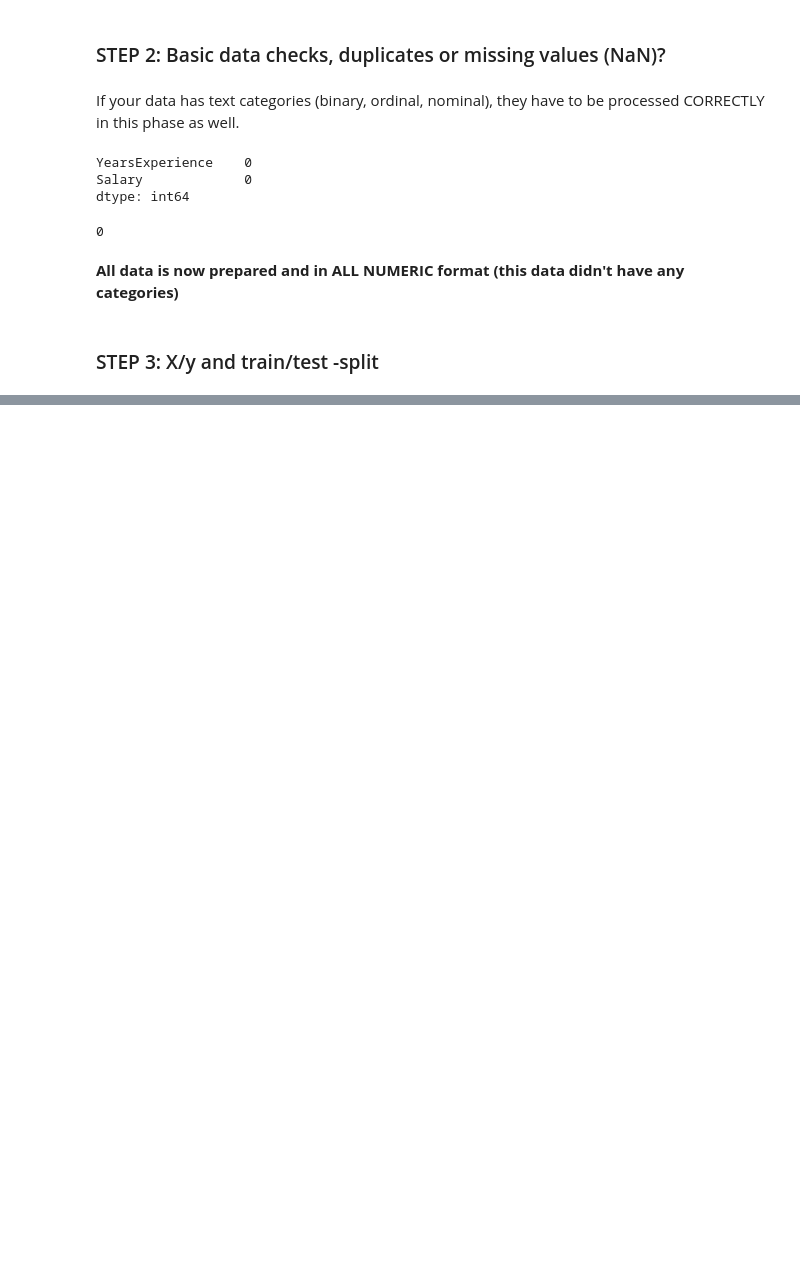
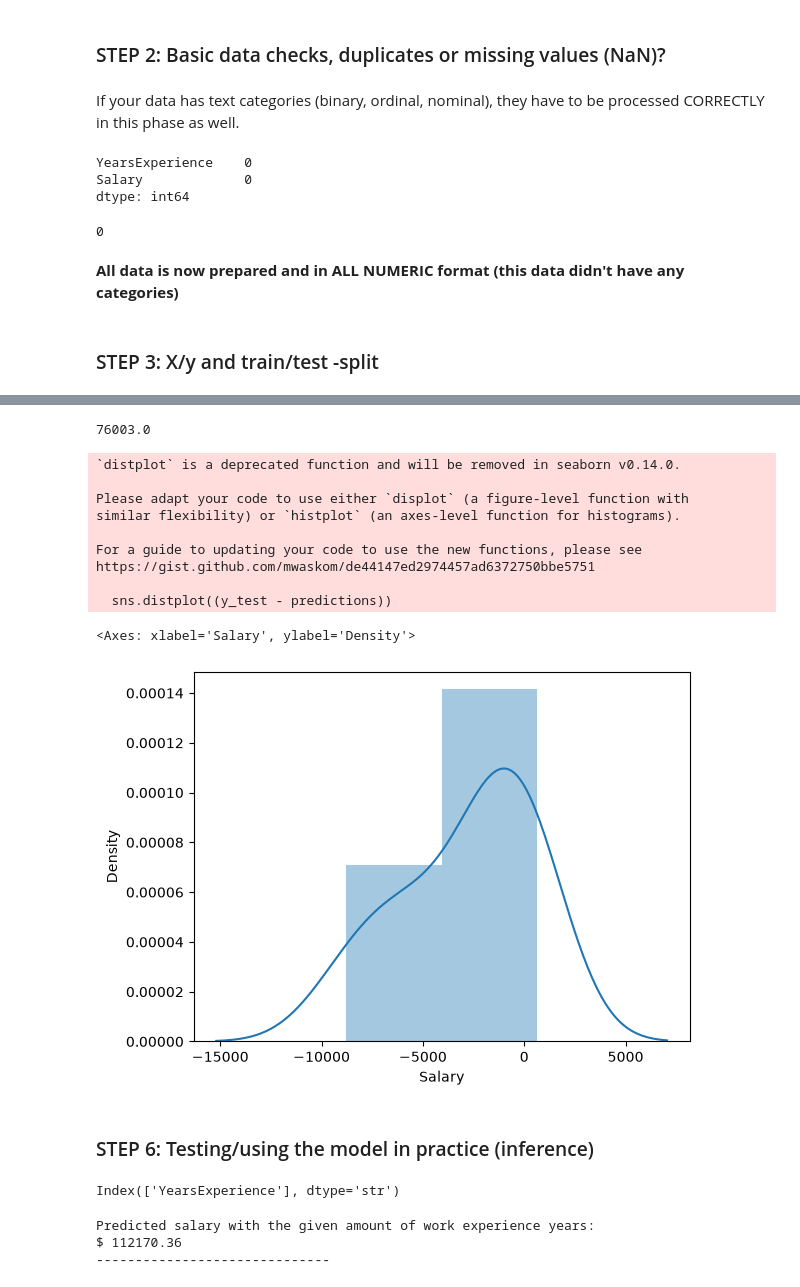
Before and after one commit to tuomasvaltanenLUAS/MLMethods2026Autumn, a Jupyter notebook: lecture2_linearregression_examples/linearregression_example1.ipynb, the cells around one changed output, grey strips where cells are left out. Cells and saved outputs as stored; diff of their text form; code cells hidden in the pictures; blank space fills up the shorter version.

```diff
--- a/lecture2_linearregression_examples/linearregression_example1.ipynb
+++ b/lecture2_linearregression_examples/linearregression_example1.ipynb
@@ -57,0 +135,33 @@ int(df.duplicated().sum())
+# %%
+# you can compare MAE/RMSE to the average value in order to see
+# how off the model is
+
+# in this case, ~3k$ is fairly OK when compare to the average salary of 76k$
+float(df['Salary'].mean())
+# %% [output]
+76003.0
+# %%
+# if the prediction distribution is far from standard normal distribution
+# then the model is not probably good enough (should reflect the metrics above)
+
+# distplot is deprecated and will be removed in future seaborn versions
+# but no direct replacement has been created so far
+sns.distplot((y_test - predictions))
+# %% [output]
+`distplot` is a deprecated function and will be removed in seaborn v0.14.0.
+
+Please adapt your code to use either `displot` (a figure-level function with
+similar flexibility) or `histplot` (an axes-level function for histograms).
+
+For a guide to updating your code to use the new functions, please see
+https://gist.github.com/mwaskom/de44147ed2974457ad6372750bbe5751
+
+  sns.distplot((y_test - predictions))
+<Axes: xlabel='Salary', ylabel='Density'>
+[figure, added]
+# %% [markdown]
+### STEP 6: Testing/using the model in practice (inference)
+# %%
+X.columns
+# %% [output]
+Index(['YearsExperience'], dtype='str')
@@ -57,0 +182,13 @@ int(df.duplicated().sum())
+# %%
+# get the output/result from the model
+# based on the user's given new data (above code cell)
+result = model.predict(tester_row)[0]
+
+print()
+print("Predicted salary with the given amount of work experience years:")
+print(f"$ {round(float(result), 2)}")
+print("------------------------------")
+# %% [output]
+Predicted salary with the given amount of work experience years:
+$ 112170.36
+------------------------------
```
Also changed, not shown: parts of 9 cells of this notebook.
